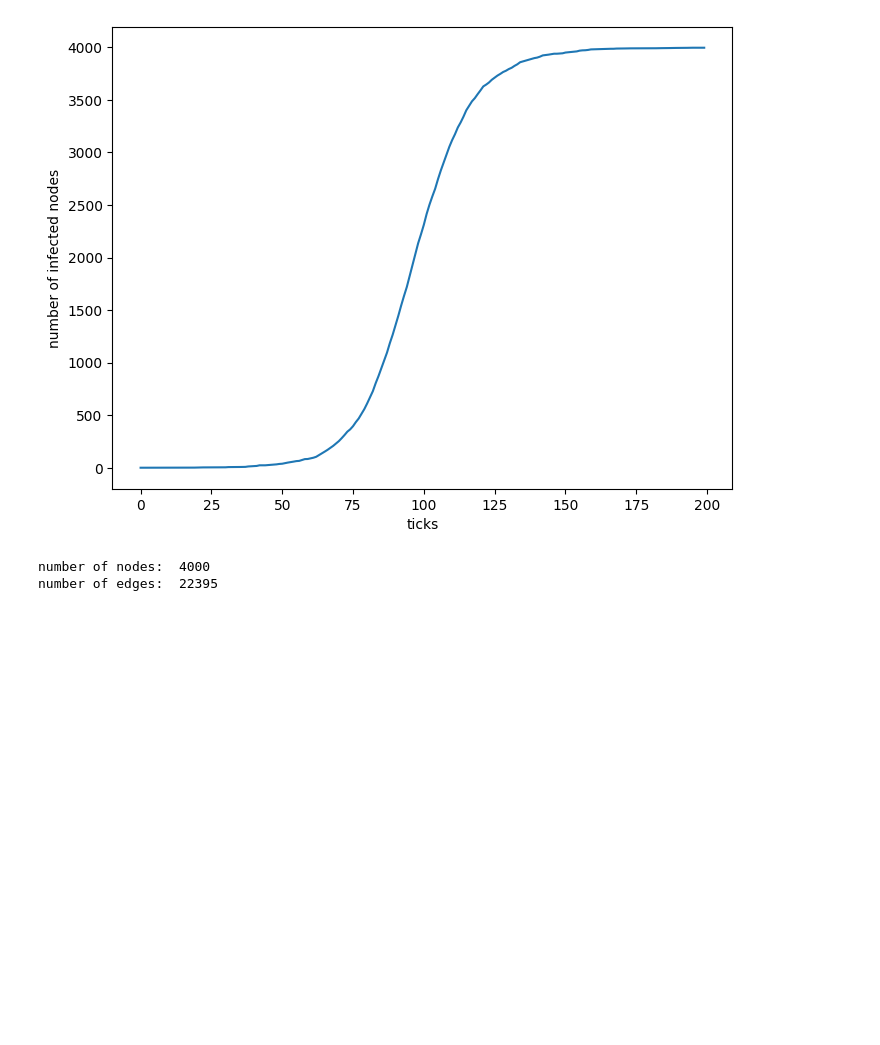
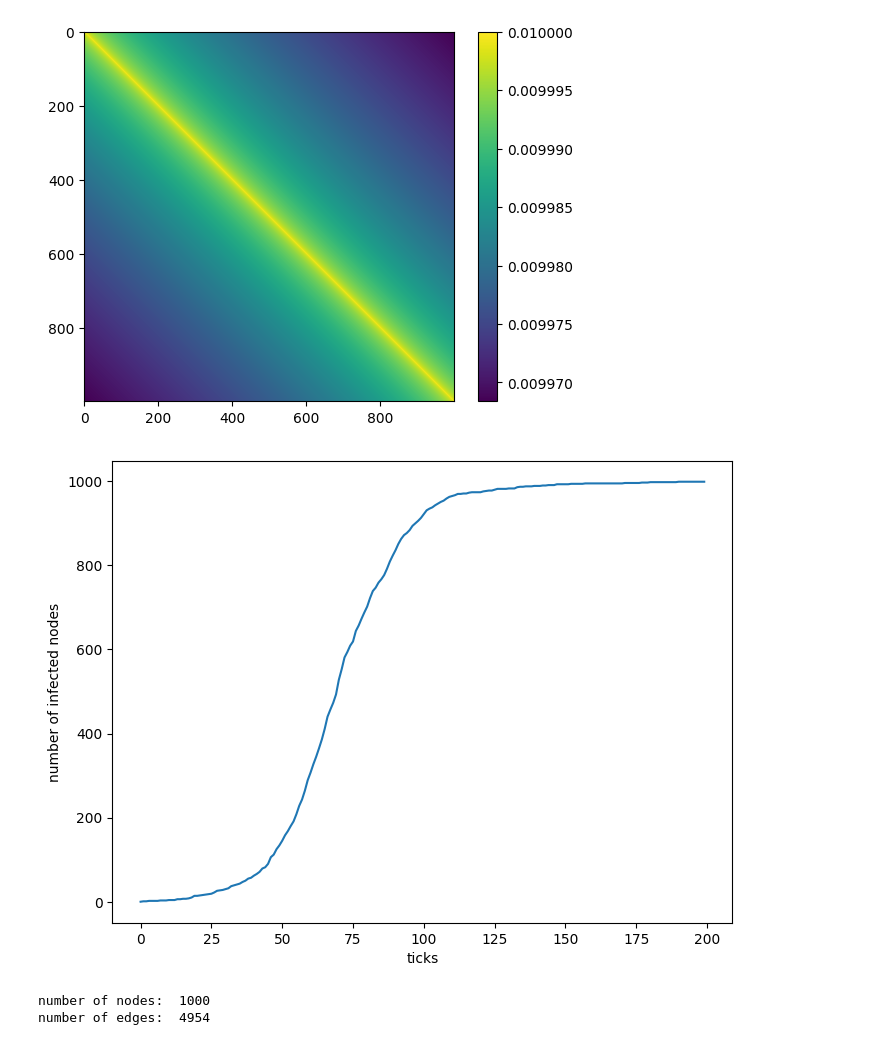
Before and after one commit to ficnawode/SI-model-sim, a Jupyter notebook: graph.ipynb, the cells around one changed output. Cells and saved outputs as stored; diff of their text form; code cells hidden in the pictures; blank space fills up the shorter version.

Commit message:
Add another method of generating correlation matrix

```diff
--- a/graph.ipynb
+++ b/graph.ipynb
@@ -101,15 +101,6 @@ def create_correlation_matrix(N: int)->np.matrix:
     return m
 
 def create_simple_correlation_matrix(N: int)->np.matrix:
-    prob_max = 0.1
+    prob_max = 0.01
     m = np.matrix([[prob_max - np.sqrt(np.abs(i-j))/N**2 for i in range(N)] for j in range(N)])
     return m
-
-
-
-plt.imshow(create_recursive_correlation_matrix(100))
-plt.colorbar()
-
-# plt.savefig('out/correlation_matrix_visualization.jpg', dpi=300)
-
-plt.show()
@@ -162,36 +186,42 @@ plt.show()
 # %%
-#create correlation (probability) matrix
-corr_mat = create_correlation_matrix(4000)
+corr_mat = create_simple_correlation_matrix(1000)
+plt.imshow(corr_mat)
+plt.colorbar()
+
+# plt.savefig('out/correlation_matrix_visualization.jpg', dpi=300)
+
+plt.show()
 
 #create a model from the matrix
 g = SIModel.create_from_correlation_matrix(corr_mat, 0.01)
 
 #set first node to infected
 g.nodes[0].infected = True
 
 #gather data
 tick_numbers = []
 infected_at_tick = []
 
 #watch chaos unfold
 for i in range(200):
     g.tick()
     tick_numbers.append(i)
     infected_at_tick.append(g.amount_of_infected)
 
 #plot the sucker
 plt.figure(figsize = (8,6))
 plt.plot(tick_numbers, infected_at_tick)
 plt.xlabel('ticks')
 plt.ylabel('number of infected nodes')
 
 # plt.savefig('out/infected_per_tick_variable_correlation.jpg', dpi=300)
 
 plt.show()
 
 print("number of nodes: ", len(g.nodes))
 print("number of edges: ", g.number_of_edges)
 # %% [output]
-[figure, old version]
+[figure, new version]
+[figure, added]
-number of nodes:  4000
-number of edges:  22395
+number of nodes:  1000
+number of edges:  4954
```
Also changed, not shown: parts of 4 cells of this notebook.
